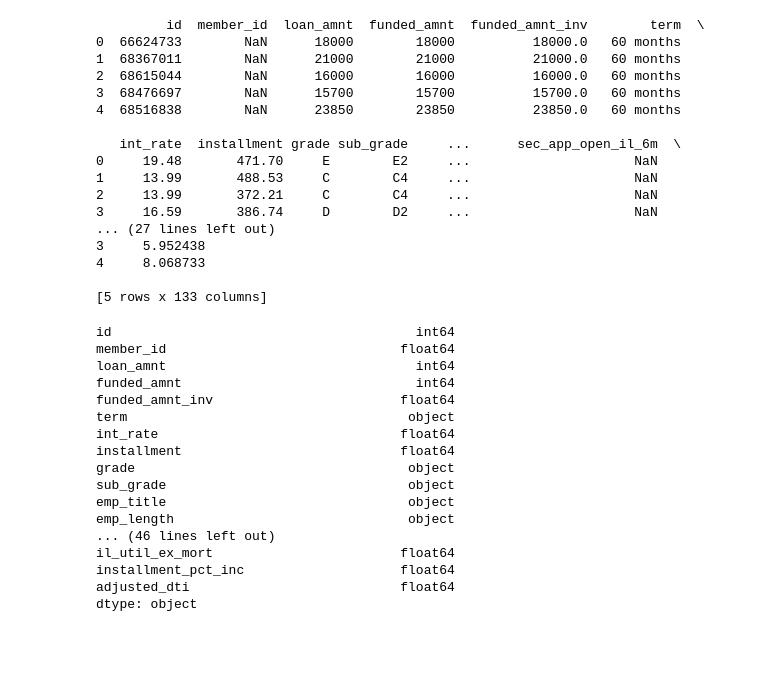
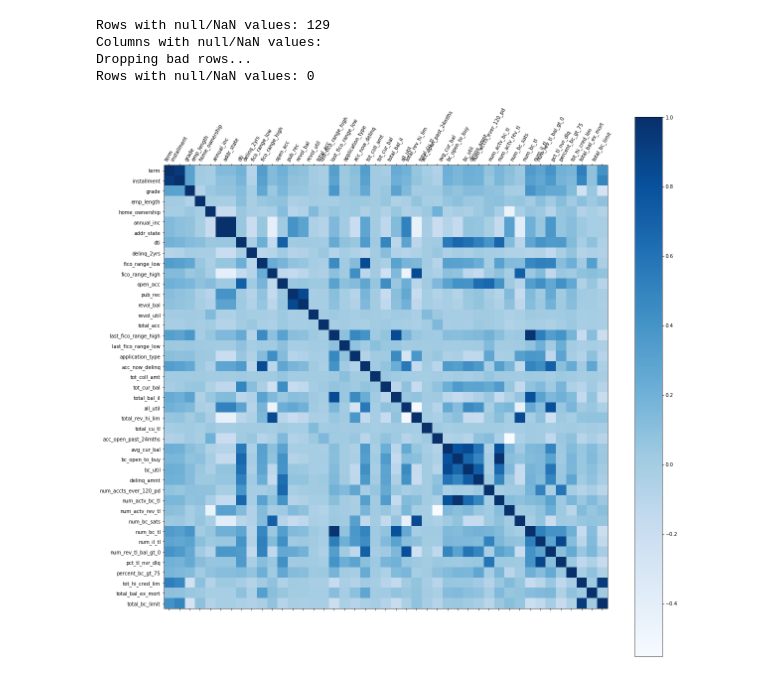
Before and after one commit to jamesandersen/aws-machine-learning-demo, a Jupyter notebook: keras-deeplearning/lending-club-loan-grades.ipynb, the cells around one changed output. Drawn from its saved outputs; the diff is of its cells as text; code cells hidden in the pictures; blank space fills up the shorter version.

```diff
--- a/keras-deeplearning/lending-club-loan-grades.ipynb
+++ b/keras-deeplearning/lending-club-loan-grades.ipynb
@@ -17,40 +1 @@ None
-# %%
-print(lcdata.head())
-
-lcdata.dtypes
-# %% [output]
-         id  member_id  loan_amnt  funded_amnt  funded_amnt_inv        term  \
-0  66624733        NaN      18000        18000          18000.0   60 months
-1  68367011        NaN      21000        21000          21000.0   60 months
-2  68615044        NaN      16000        16000          16000.0   60 months
-3  68476697        NaN      15700        15700          15700.0   60 months
-4  68516838        NaN      23850        23850          23850.0   60 months
-
-   int_rate  installment grade sub_grade     ...      sec_app_open_il_6m  \
-0     19.48       471.70     E        E2     ...                     NaN
-1     13.99       488.53     C        C4     ...                     NaN
-2     13.99       372.21     C        C4     ...                     NaN
-3     16.59       386.74     D        D2     ...                     NaN
-... (27 lines left out)
-3     5.952438
-4     8.068733
-
-[5 rows x 133 columns]
-id                                       int64
-member_id                              float64
-loan_amnt                                int64
-funded_amnt                              int64
-funded_amnt_inv                        float64
-term                                    object
-int_rate                               float64
-installment                            float64
-grade                                   object
-sub_grade                               object
-emp_title                               object
-emp_length                              object
-... (46 lines left out)
-il_util_ex_mort                        float64
-installment_pct_inc                    float64
-adjusted_dti                           float64
-dtype: object
 # %%
@@ -61,0 +28,31 @@ credit_numeric=['acc_now_delinq','acc_open_past_24mths','avg_cur_bal','bc_open_t
+# %%
+%matplotlib inline
+import matplotlib.pyplot as plt
+import matplotlib.ticker as ticker
+
+bad_rows = lcdata.isnull().T.any().T.sum()
+print("Rows with null/NaN values: {}".format(bad_rows))
+if bad_rows > 0:
+    print("Columns with null/NaN values:")
+    pd.isnull(lcdata).sum() > 0
+    print ("Dropping bad rows...")
+    lcdata.dropna(axis=0, how='any', inplace=True)
+    print("Rows with null/NaN values: {}".format(lcdata.isnull().T.any().T.sum()))
+
+fig = plt.figure(figsize=(20,20))
+ax = fig.add_subplot(111)
+cax = ax.matshow(lcdata.corr(), cmap=plt.cm.Blues)
+fig.colorbar(cax)
+
+ax.set_xticklabels(lcdata, rotation=60)
+ax.set_yticklabels(lcdata)
+ax.xaxis.set_major_locator(ticker.MultipleLocator(1))
+ax.yaxis.set_major_locator(ticker.MultipleLocator(1))
+
+plt.show()
+# %% [output]
+Rows with null/NaN values: 129
+Columns with null/NaN values:
+Dropping bad rows...
+Rows with null/NaN values: 0
+[figure, added]
```
Also changed, not shown: parts of 11 cells of this notebook, 1 other file.
